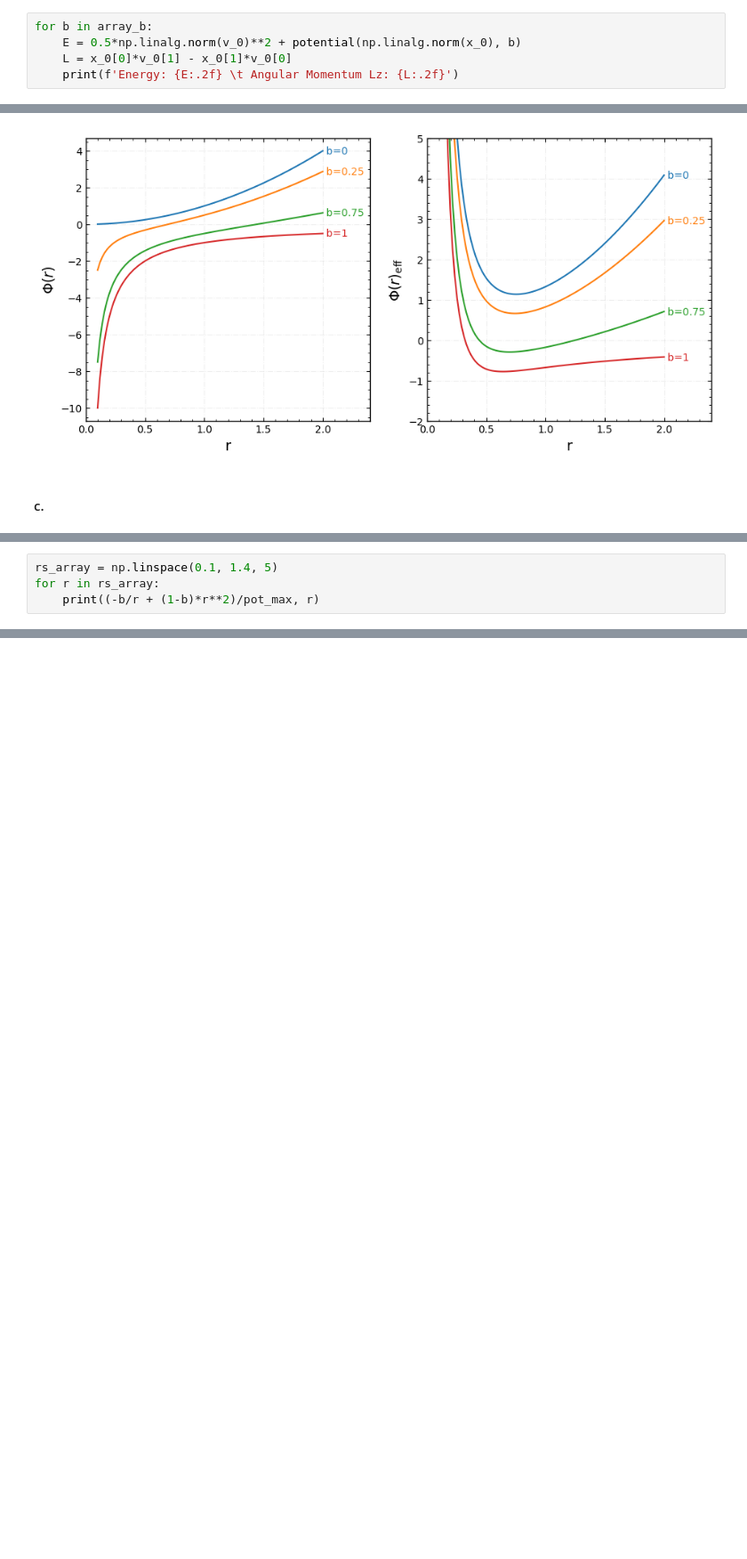
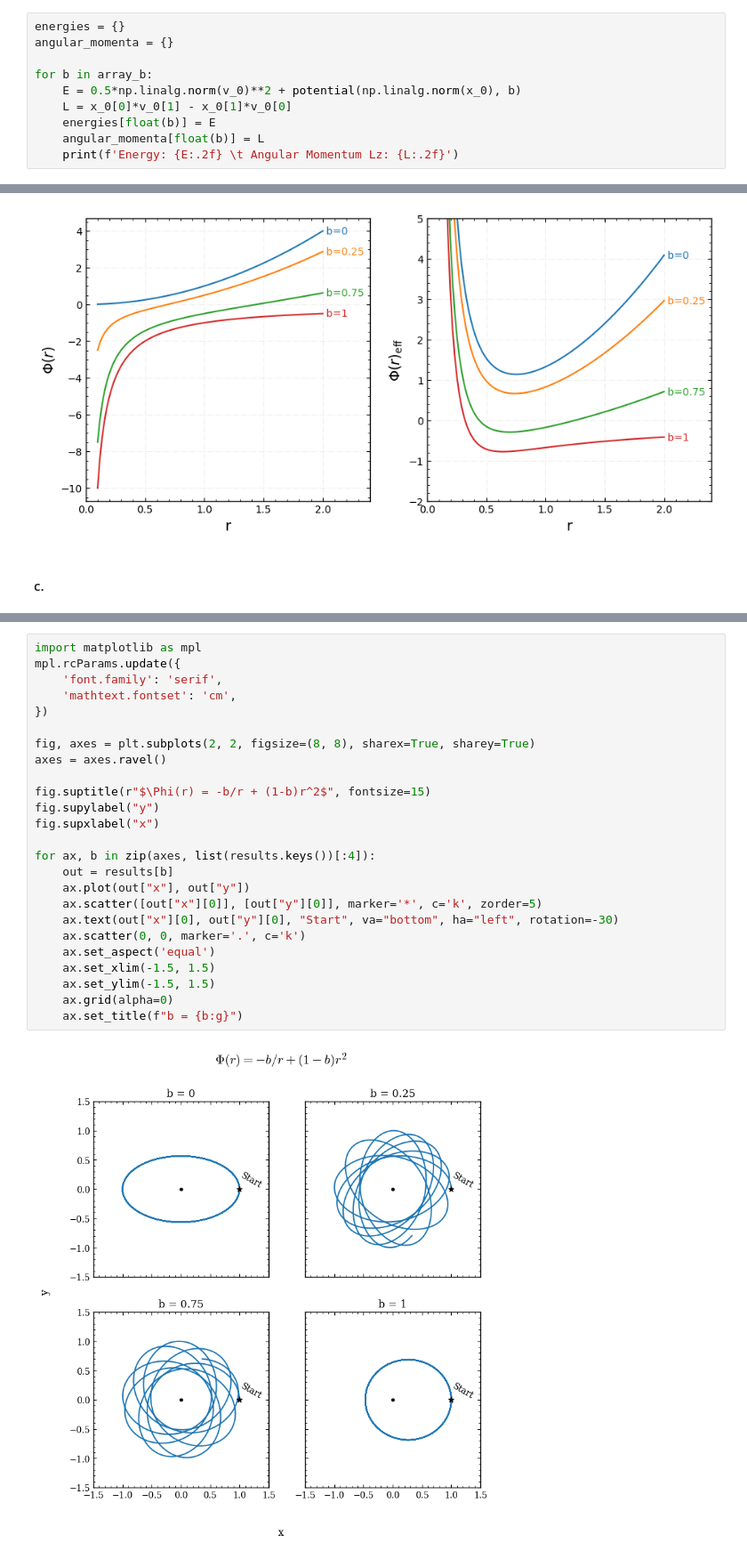
Before and after one commit to nassmohammed/galacticdynamics, a Jupyter notebook: assignment1/submission_a1.ipynb, the cells around one changed output, grey strips where cells are left out. Shown at 89% size. Saved outputs shown, nothing was run; the diff lists cells and outputs as text; blank space fills up the shorter version.

```diff
--- a/assignment1/submission_a1.ipynb
+++ b/assignment1/submission_a1.ipynb
@@ -222,9 +222,14 @@ array_b = np.array([0, 0.25, 0.75, 1])
 v_0 = np.array([0, 0.8])
 x_0 = np.array([1, 0])
 # %%
+energies = {}
+angular_momenta = {}
+
 for b in array_b:
     E = 0.5*np.linalg.norm(v_0)**2 + potential(np.linalg.norm(x_0), b)
     L = x_0[0]*v_0[1] - x_0[1]*v_0[0]
+    energies[float(b)] = E
+    angular_momenta[float(b)] = L
     print(f'Energy: {E:.2f} \t Angular Momentum Lz: {L:.2f}')
 # %% [output]
 Energy: 1.32     Angular Momentum Lz: 0.80
@@ -312,4 +329,0 @@ for i, ax in enumerate(axes.flatten()):
-# %%
-rs_array = np.linspace(0.1, 1.4, 5)
-for r in rs_array:
-    print((-b/r + (1-b)*r**2)/pot_max, r)
@@ -325,0 +368,27 @@ np.float64(1.0)
+# %%
+import matplotlib as mpl
+mpl.rcParams.update({
+    'font.family': 'serif',
+    'mathtext.fontset': 'cm',
+})
+
+fig, axes = plt.subplots(2, 2, figsize=(8, 8), sharex=True, sharey=True)
+axes = axes.ravel()
+
+fig.suptitle(r"$\Phi(r) = -b/r + (1-b)r^2$", fontsize=15)
+fig.supylabel("y")
+fig.supxlabel("x")
+
+for ax, b in zip(axes, list(results.keys())[:4]):
+    out = results[b]
+    ax.plot(out["x"], out["y"])
+    ax.scatter([out["x"][0]], [out["y"][0]], marker='*', c='k', zorder=5)
+    ax.text(out["x"][0], out["y"][0], "Start", va="bottom", ha="left", rotation=-30)
+    ax.scatter(0, 0, marker='.', c='k')
+    ax.set_aspect('equal')
+    ax.set_xlim(-1.5, 1.5)
+    ax.set_ylim(-1.5, 1.5)
+    ax.grid(alpha=0)
+    ax.set_title(f"b = {b:g}")
+# %% [output]
+[figure, added]
```
Also changed, not shown: parts of 11 cells of this notebook, 2 other files.
